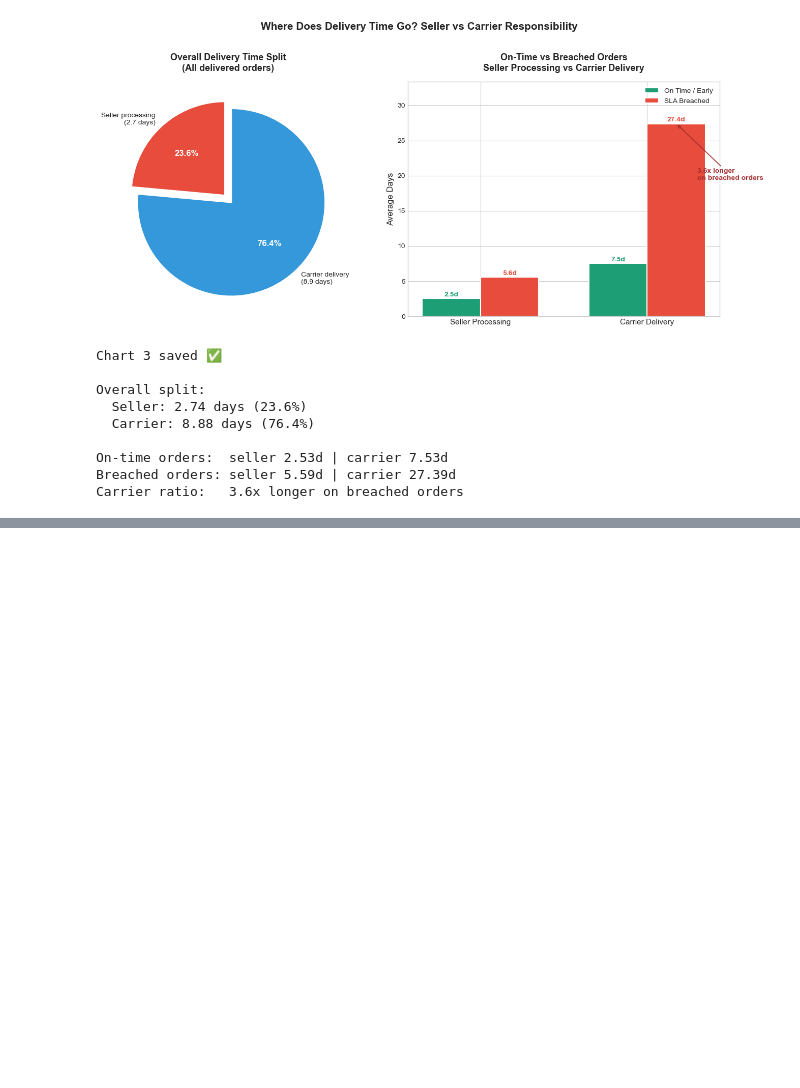
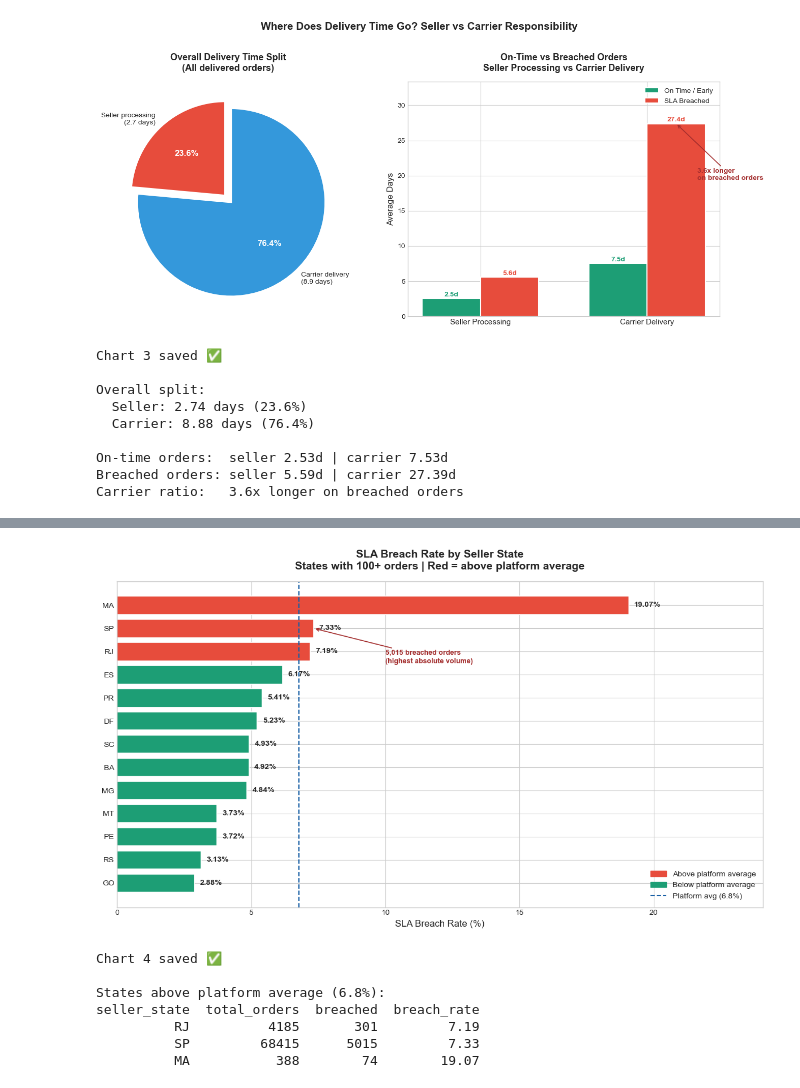
Before and after one commit to gurvinder604/ecommerce-sla-analysis, a Jupyter notebook: notebooks/03_eda_charts.ipynb, the cells around one changed output, grey strips where cells are left out. Cells and saved outputs as stored; diff of their text form; code cells hidden in the pictures; blank space fills up the shorter version.

Commit message:
Day 3 — Chart 4: SLA Breach Rate by Seller State

```diff
--- a/notebooks/03_eda_charts.ipynb
+++ b/notebooks/03_eda_charts.ipynb
@@ -322,0 +337,78 @@ Carrier ratio:   3.6x longer on breached orders
+# %%
+fig, ax = plt.subplots(figsize=(12, 7))
+
+# Build state summary
+state_summary = (df[df['seller_state'].notna()]
+                   .groupby('seller_state')
+                   .agg(total_orders=('sla_breached','count'),
+                        breached=('sla_breached','sum'))
+                   .reset_index())
+state_summary['breach_rate'] = (
+    state_summary['breached'] / state_summary['total_orders'] * 100
+).round(2)
+
+# Apply 100-order minimum filter
+state_summary = state_summary[state_summary['total_orders'] >= 100]
+state_summary = state_summary.sort_values('breach_rate', ascending=True)
+
+platform_avg = df['sla_breached'].mean() * 100
+
+# Colour: red if above platform average, teal if below
+colors = ['#E74C3C' if x > platform_avg else '#1D9E75'
+          for x in state_summary['breach_rate']]
+
+bars = ax.barh(state_summary['seller_state'],
+               state_summary['breach_rate'],
+               color=colors, edgecolor='white', linewidth=1.2)
+
+# Value labels
+for bar, val in zip(bars, state_summary['breach_rate']):
+    ax.text(bar.get_width() + 0.2,
+            bar.get_y() + bar.get_height()/2,
+            f'{val}%', va='center', fontsize=10, fontweight='bold')
+
+# Platform average line
+ax.axvline(x=platform_avg, color='#185FA5', linestyle='--',
+           linewidth=1.5, label=f'Platform average ({platform_avg:.1f}%)')
+
+# Annotate SP with absolute breach count
+sp_row = state_summary[state_summary['seller_state'] == 'SP']
+if len(sp_row) > 0:
+    sp_breached = sp_row['breached'].values[0]
+    sp_y = list(state_summary['seller_state']).index('SP')
+    ax.annotate(f'{sp_breached:,} breached orders\n(highest absolute volume)',
+                xy=(sp_row['breach_rate'].values[0], sp_y),
+                xytext=(10, sp_y - 1.5),
+                fontsize=9, color='#A32D2D', fontweight='bold',
+                arrowprops=dict(arrowstyle='->', color='#A32D2D', lw=1.2))
+
+ax.set_xlabel('SLA Breach Rate (%)', fontsize=12)
+ax.set_title('SLA Breach Rate by Seller State\n'
+             'States with 100+ orders | Red = above platform average',
+             fontsize=14, fontweight='bold', pad=15)
+ax.legend(fontsize=10)
+ax.set_xlim(0, state_summary['breach_rate'].max() + 5)
+
+# Legend patches
+above = mpatches.Patch(color='#E74C3C', label='Above platform average')
+below = mpatches.Patch(color='#1D9E75', label='Below platform average')
+avg_line = plt.Line2D([0],[0], color='#185FA5', linestyle='--',
+                       linewidth=1.5, label=f'Platform avg ({platform_avg:.1f}%)')
+ax.legend(handles=[above, below, avg_line], fontsize=10, loc='lower right')
+
+plt.tight_layout()
+plt.savefig('../charts/04_breach_by_state.png', dpi=150, bbox_inches='tight')
+plt.show()
+print("Chart 4 saved ✅")
+print(f"\nStates above platform average ({platform_avg:.1f}%):")
+above_avg = state_summary[state_summary['breach_rate'] > platform_avg]
+print(above_avg[['seller_state','total_orders','breached','breach_rate']].to_string(index=False))
+# %% [output]
+[figure, added]
+Chart 4 saved ✅
+
+States above platform average (6.8%):
+seller_state  total_orders  breached  breach_rate
+          RJ          4185       301         7.19
+          SP         68415      5015         7.33
+          MA           388        74        19.07
```
Also changed, not shown: parts of 1 cell of this notebook.
